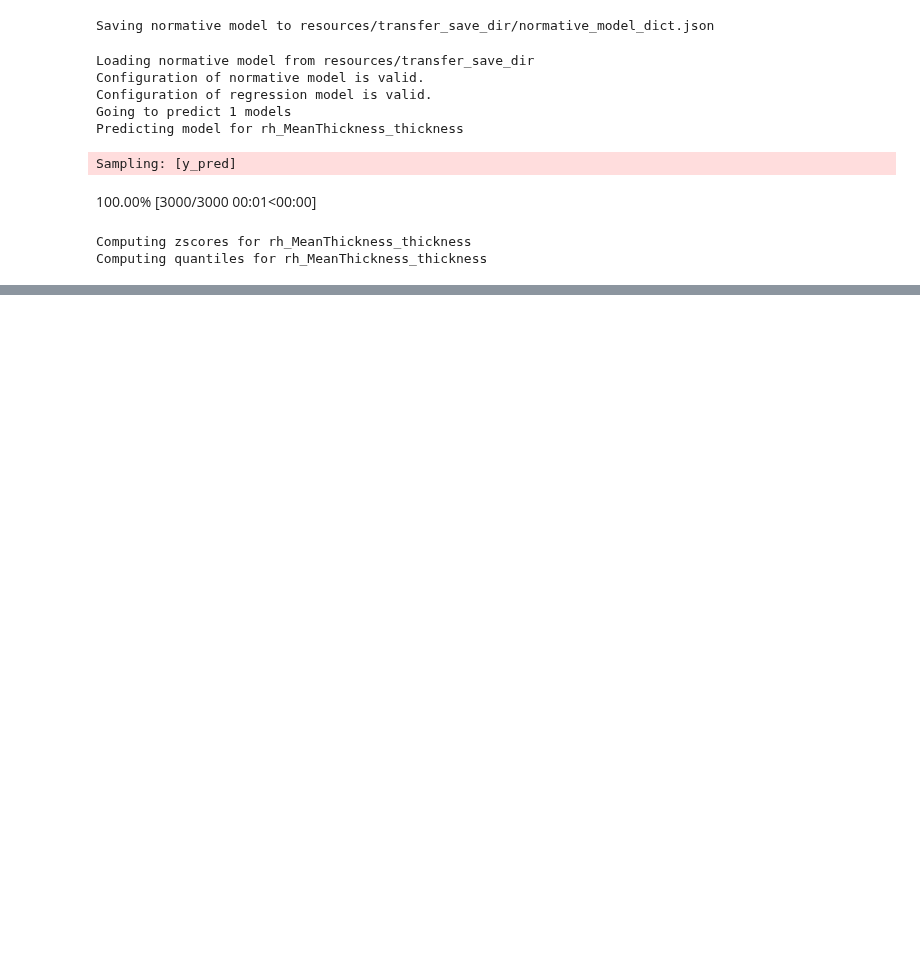
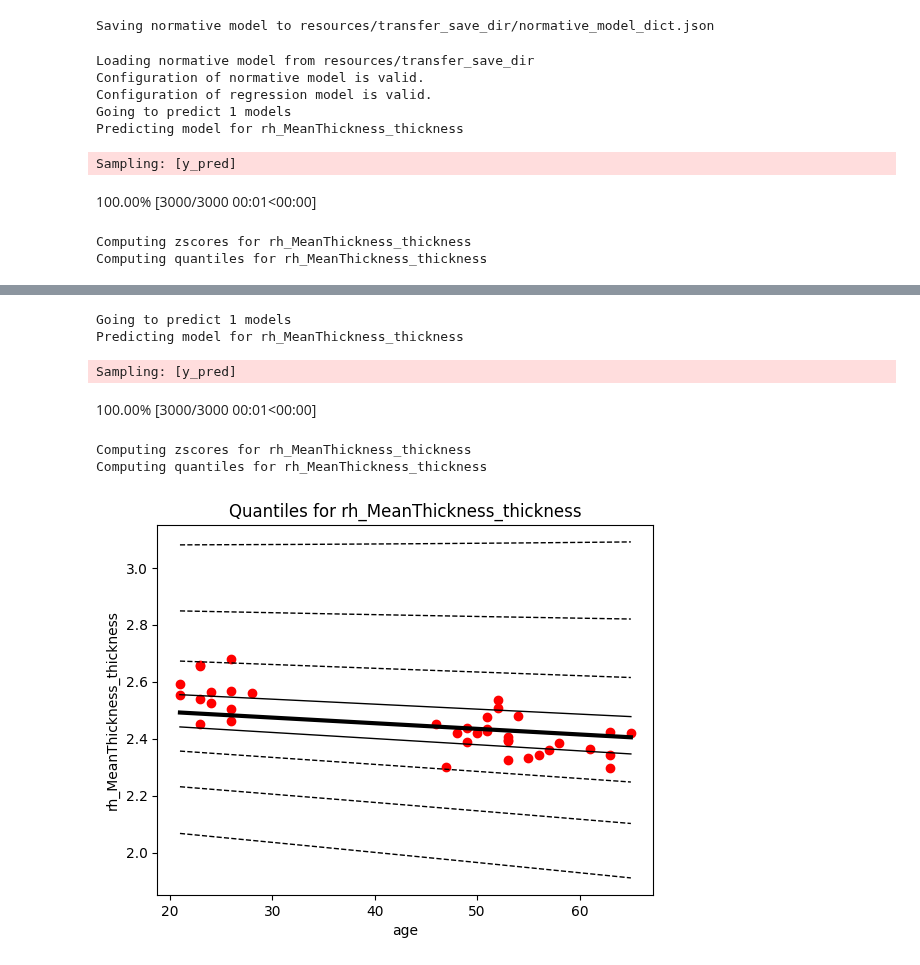
Before and after one commit to amarquand/PCNtoolkit, a Jupyter notebook: example_notebooks/hbr_example.ipynb, the cells around one changed output, grey strips where cells are left out. Cells and saved outputs as stored; diff of their text form; code cells hidden in the pictures; blank space fills up the shorter version.

```diff
--- a/example_notebooks/hbr_example.ipynb
+++ b/example_notebooks/hbr_example.ipynb
@@ -331,7 +326,7 @@ transfered_model.save()
 # %% [output]
 Saving normative model to resources/transfer_save_dir/normative_model_dict.json
 # %%
-transfered_model = load_normative_model("resources/transfer_save_dir")
+transfered_model = load_normative_model("resources/save_dir_transfer")
 transfered_model.predict(transfer_test)
 # %% [output]
 Loading normative model from resources/transfer_save_dir
@@ -416,0 +345,13 @@ Coordinates:
+# %%
+synth_transfer = transfer_data.create_synthetic_data(n_datapoints=200, range_dim='age')
+# %%
+transfered_model.predict(synth_transfer)
+synth_transfer.plot_quantiles(show_data=True, scatter_data=transfer_train)
+# %% [output]
+Going to predict 1 models
+Predicting model for rh_MeanThickness_thickness
+Sampling: [y_pred]
+100.00% [3000/3000 00:01<00:00]
+Computing zscores for rh_MeanThickness_thickness
+Computing quantiles for rh_MeanThickness_thickness
+[figure, added]
```
Also changed, not shown: parts of 18 cells of this notebook, 22 other files.
